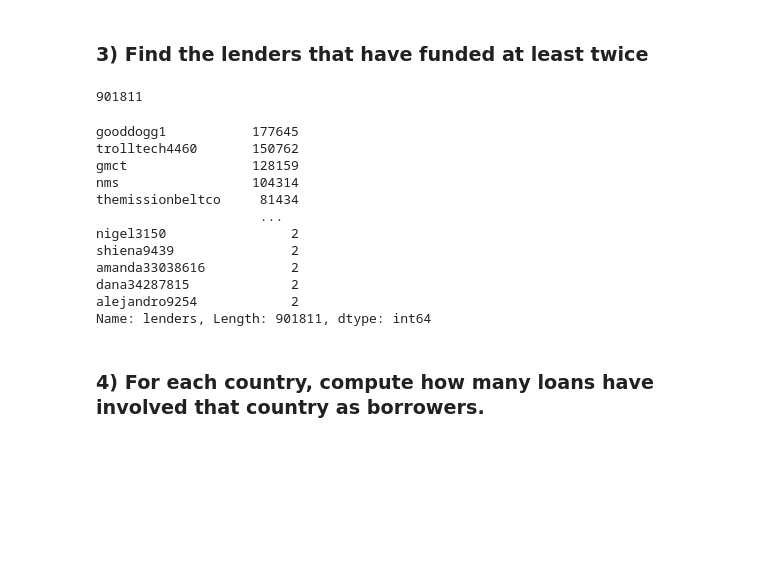
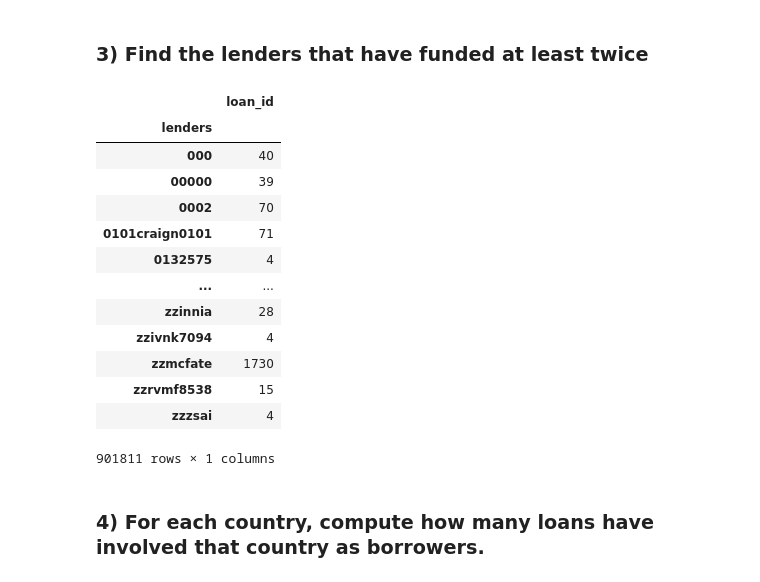
Before and after one commit to mliccia/FoCS, a Jupyter notebook: FoCS_799368.ipynb, the cells around one changed output. Saved outputs shown, nothing was run; the diff lists cells and outputs as text; code cells hidden in the pictures; blank space fills up the shorter version.

```diff
--- a/FoCS_799368.ipynb
+++ b/FoCS_799368.ipynb
@@ -166,28 +166,31 @@ loans.head()
 # %%
 ## Conto il numero di volte che un lenders ha finanziato selezionando solo quelli che hanno partecipato a più di un finanziamento
 ## Sono presenti circa 9000 duplicati, quindi persone che partecipano allo stesso finanziamento in più fasi
 ## Queste vengono considerate così come sono
 
-twice = loans_lenders.lenders.value_counts()
-twice = twice[twice.values >= 2]
-len(twice)
+twice = loans_lenders.groupby(by='lenders', axis=0).count()
+twice = twice[twice.loan_id >= 2]
+twice
+
+## Un metodo alternativo altrettanto valido è l'utilizzo della funziona value_counts() di Pandas
+
+#twice = loans_lenders.lenders.value_counts(sort=False)
+#twice = twice[twice.values >= 2]
 # %% [output]
+|  | loan_id |
+| lenders |  |
+| 000 | 40 |
+| 00000 | 39 |
+| 0002 | 70 |
+| 0101craign0101 | 71 |
+| 0132575 | 4 |
+| ... | ... |
+| zzinnia | 28 |
+| zzivnk7094 | 4 |
+| zzmcfate | 1730 |
+| zzrvmf8538 | 15 |
+| zzzsai | 4 |
-901811
+901811 rows × 1 columns
-# %%
-twice
-# %% [output]
-gooddogg1           177645
-trolltech4460       150762
-gmct                128159
-nms                 104314
-themissionbeltco     81434
-                     ...
-nigel3150                2
-shiena9439               2
-amanda33038616           2
-dana34287815             2
-alejandro9254            2
-Name: lenders, Length: 901811, dtype: int64
 # %%
 ## Dump del dataset con lenders che hanno finanziato almeno 2 volte
 ## Permette di visionare per intero i valori restituiti
```
Also changed, not shown: parts of 14 cells of this notebook.
